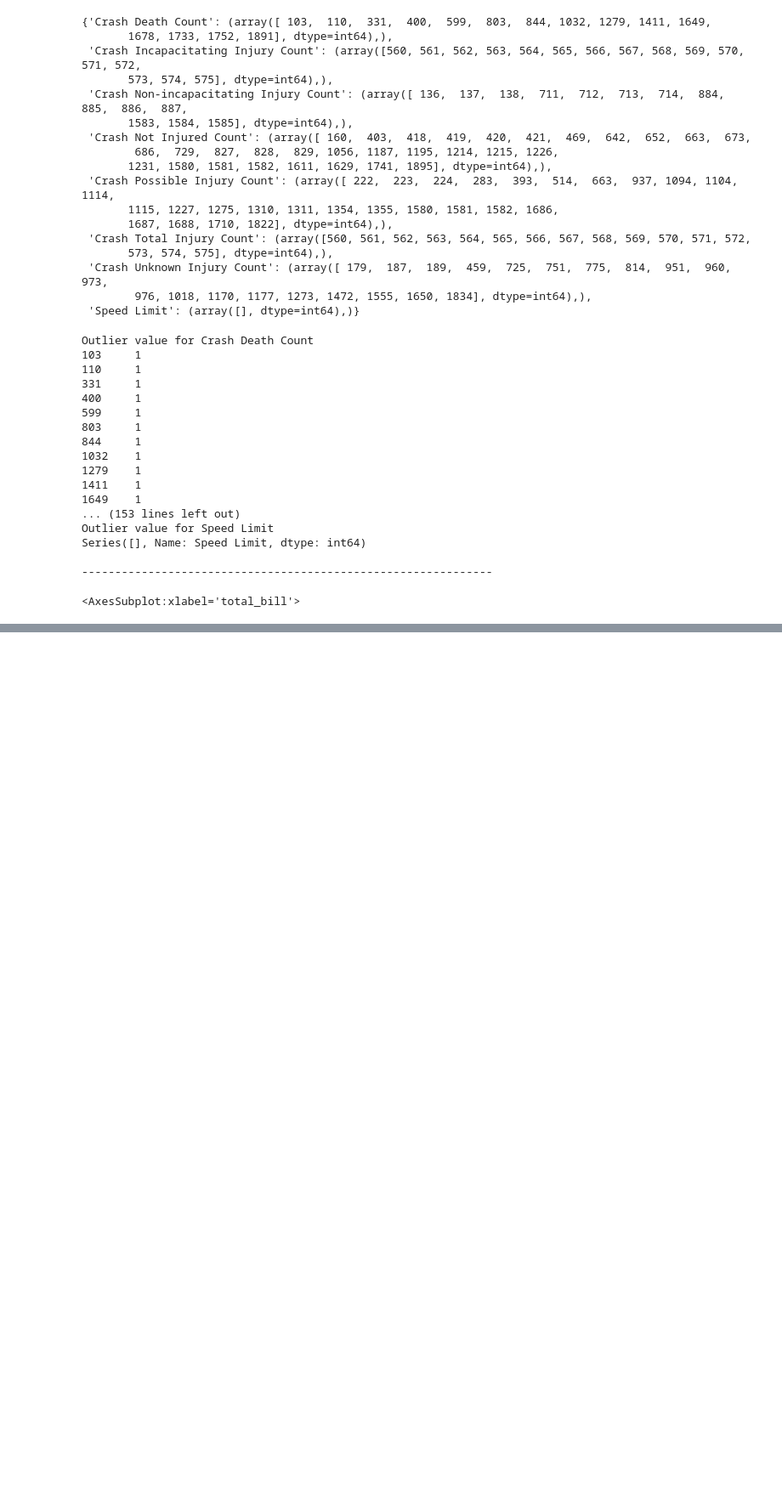
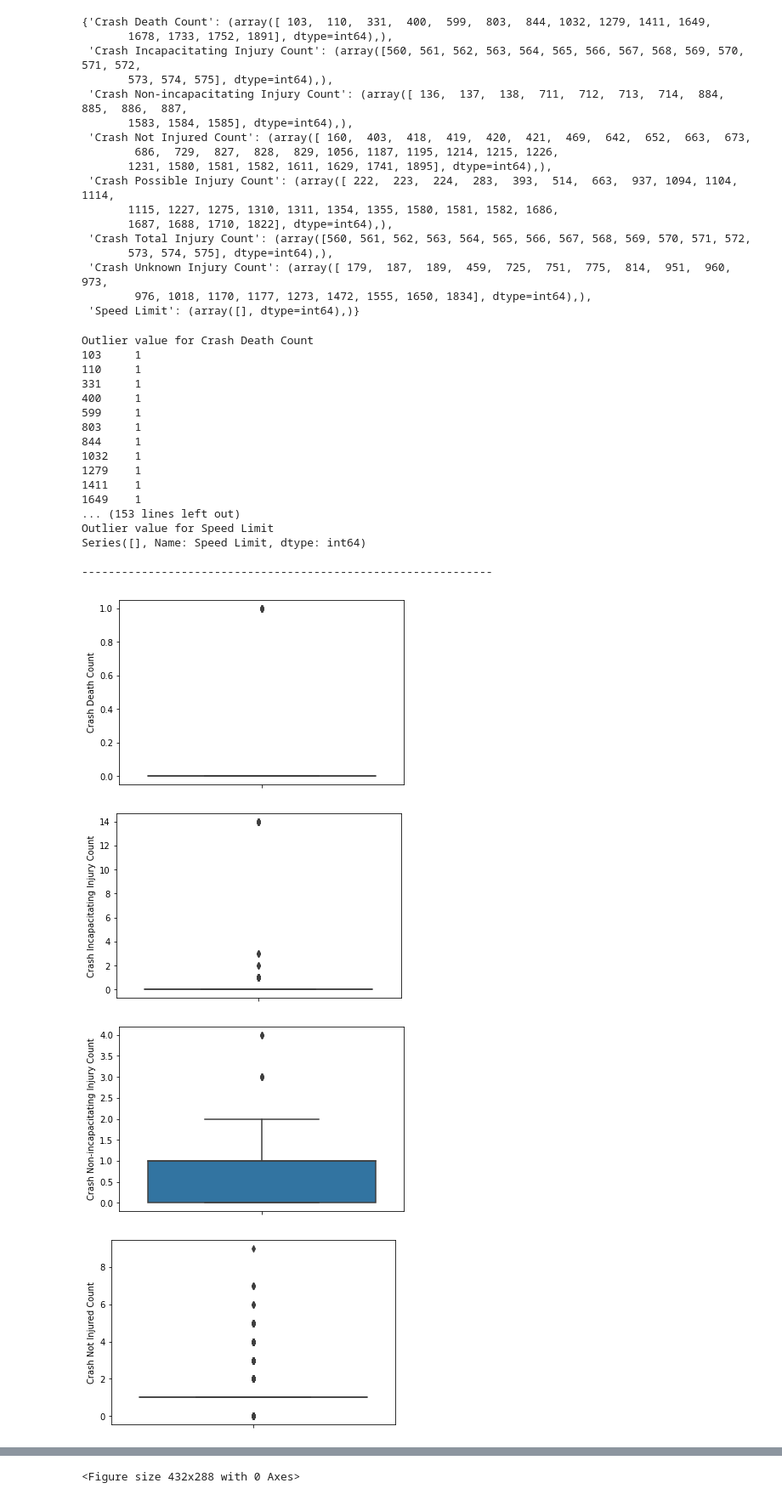
Before and after one commit to soonkienyuan/data-wrangling-school-project, a Jupyter notebook: outlier location.ipynb, the cells around one changed output, grey strips where cells are left out. Shown: that part at 85% size. Saved outputs shown, nothing was run; the diff lists cells and outputs as text; code cells hidden in the pictures; blank space fills up the shorter version.

```diff
--- a/outlier location.ipynb
+++ b/outlier location.ipynb
@@ -83,7 +84,16 @@ Series([], Name: Speed Limit, dtype: int64)
 
 --------------------------------------------------------------
 # %%
-# boxplot
-df.boxplot(column="Crash Death Count")
+#In the latest version of Pandas there is an easy way to do exactly this.
+#Column names (which are strings) can be sliced in whatever manner you like
+df_measures= pd.DataFrame(df, columns=outlier_col)
-# %% [output]
-<AxesSubplot:xlabel='total_bill'>
+# %%
+#Box Plot
+for col in outlier_col:
+    sns.boxplot( y=df[col] )
+    plt.figure()   # plots figure for each iteration
+# %% [output]
+[figure, added]
+[figure, added]
+[figure, added]
+[figure, added]
@@ -89,0 +104 @@ df.boxplot(column="Crash Death Count")
+<Figure size 432x288 with 0 Axes>
```
Also changed, not shown: parts of 2 cells of this notebook.
